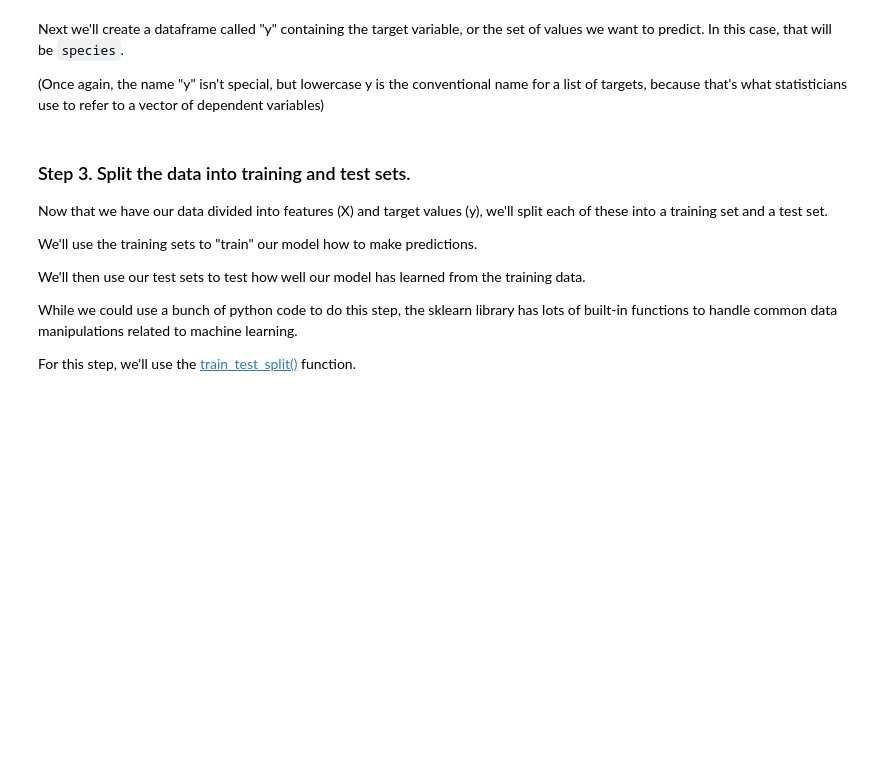
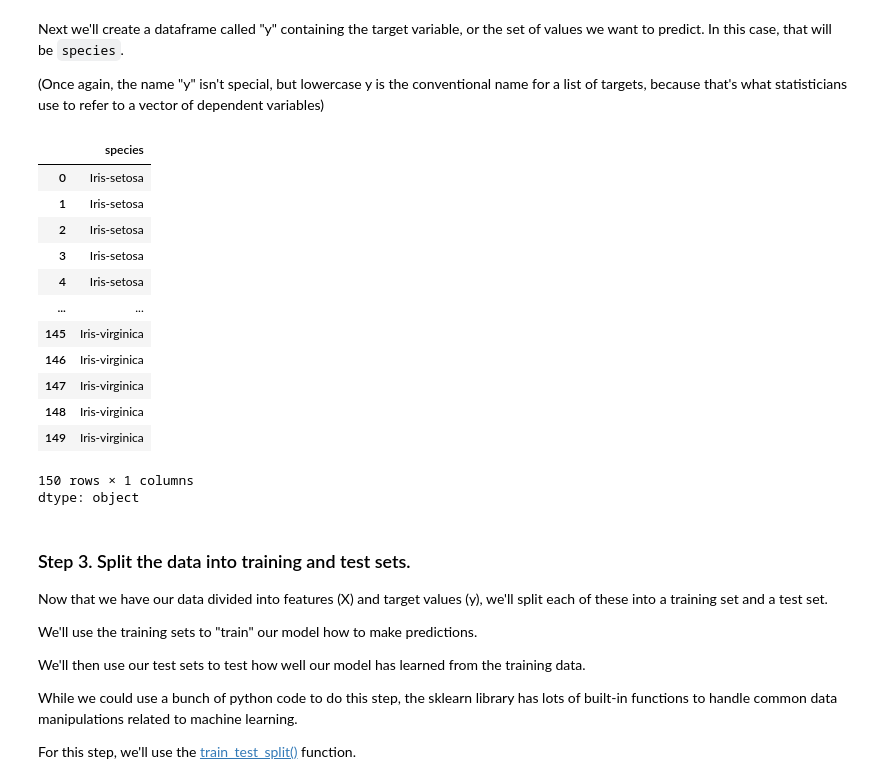
Before and after one commit to congardiner/ML-Projects, a Jupyter notebook: notebooks/Exploration_04.ipynb, the cells around one changed output. Saved outputs shown, nothing was run; the diff lists cells and outputs as text; code cells hidden in the pictures; blank space fills up the shorter version.

```diff
--- a/notebooks/Exploration_04.ipynb
+++ b/notebooks/Exploration_04.ipynb
@@ -94,8 +128,27 @@ Next we'll create a dataframe called "y" containing the target variable, or the
 
 (Once again, the name "y" isn't special, but lowercase y is the conventional name for a list of targets, because that's what statisticians use to refer to a vector of dependent variables)
 # %%
-# Create a new dataframe called y that contians the target we're
+# Create a new dataframe called y that contains the target we're
 # trying to predict
+
+y = cse450data['species']
+
+y
+# %% [output]
+|  | species |
+| 0 | Iris-setosa |
+| 1 | Iris-setosa |
+| 2 | Iris-setosa |
+| 3 | Iris-setosa |
+| 4 | Iris-setosa |
+| ... | ... |
+| 145 | Iris-virginica |
+| 146 | Iris-virginica |
+| 147 | Iris-virginica |
+| 148 | Iris-virginica |
+| 149 | Iris-virginica |
+150 rows × 1 columns
+dtype: object
 # %% [markdown]
 ### Step 3. Split the data into training and test sets.
 
```
Also changed, not shown: parts of 6 cells of this notebook.
